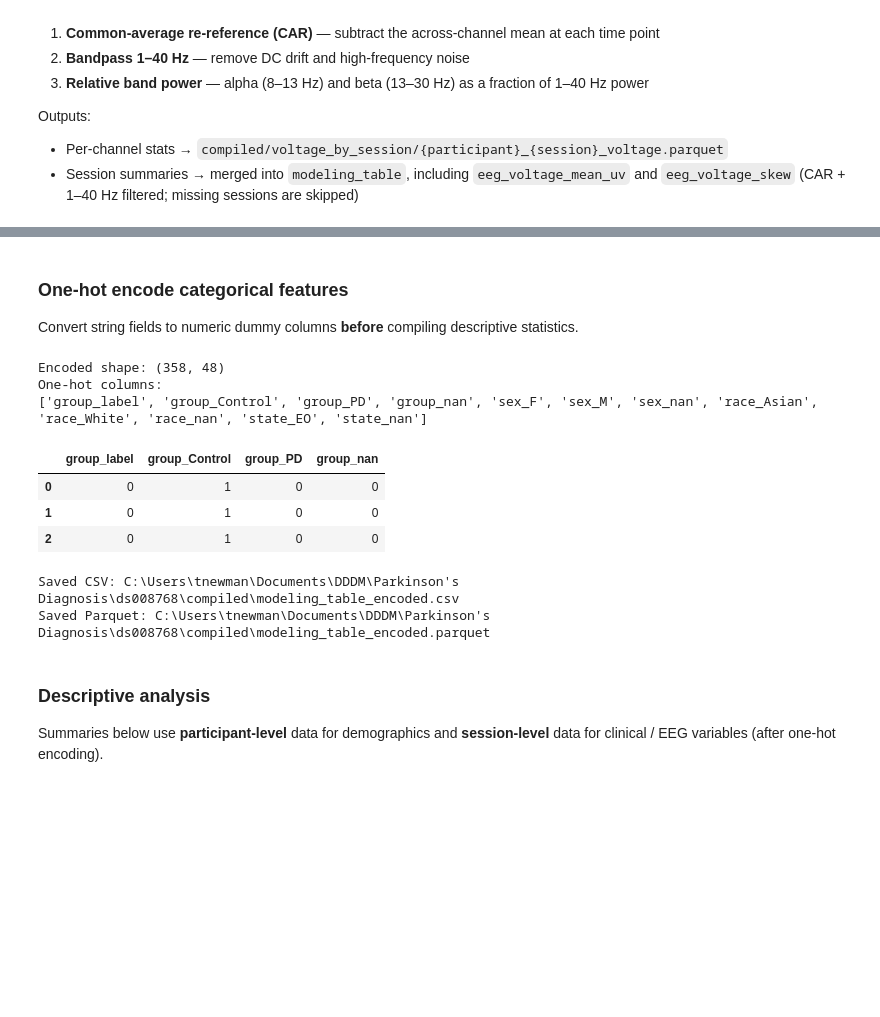
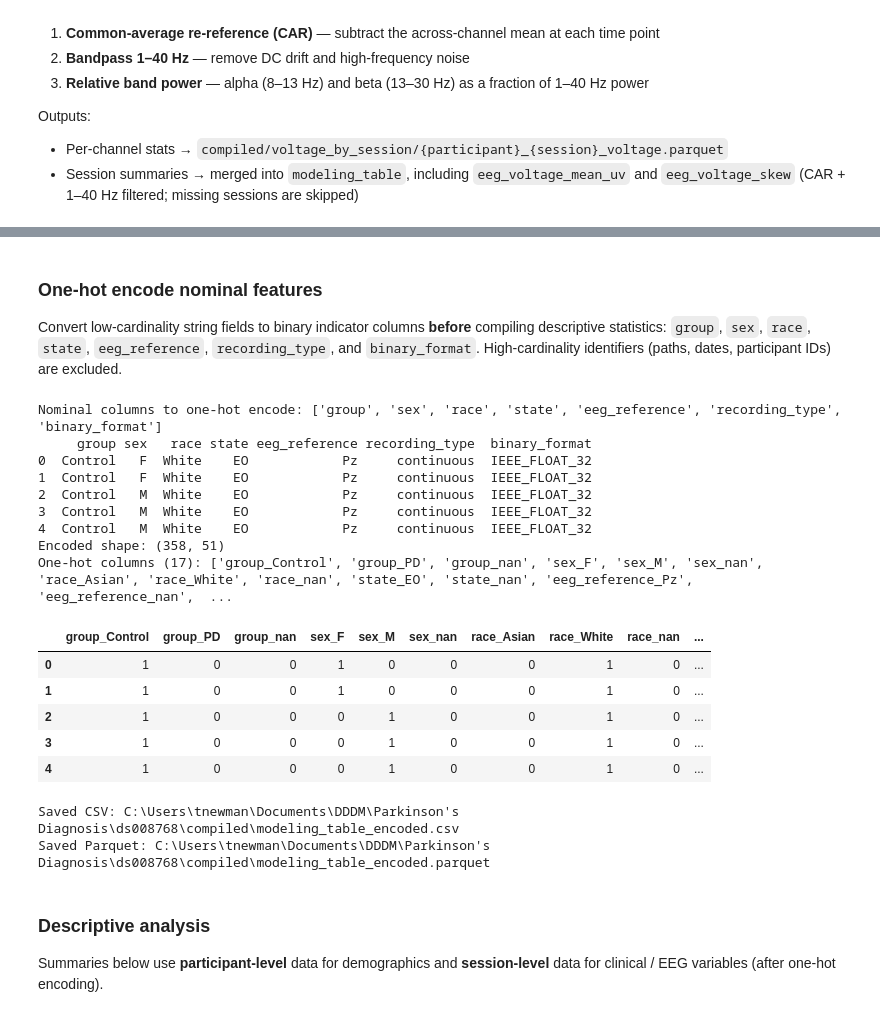
Before and after one commit to tnewman10/DDDM, a Jupyter notebook: Parkinson's Diagnosis/ds008768/PD Model.ipynb, the cells around one changed output, grey strips where cells are left out. Saved outputs shown, nothing was run; the diff lists cells and outputs as text; code cells hidden in the pictures; blank space fills up the shorter version.

```diff
--- a/Parkinson's Diagnosis/ds008768/PD Model.ipynb
+++ b/Parkinson's Diagnosis/ds008768/PD Model.ipynb
@@ -725,14 +725,21 @@ Saved Parquet: C:\Users\tnewman\Documents\DDDM\Parkinson's Diagnosis\ds008768\co
 | 1 | sub-1 | ses-02 | Control | 0 | True | NaN | ... |
 | 2 | sub-10 | ses-01 | Control | 0 | True | NaN | ... |
 # %% [markdown]
-### One-hot encode categorical features
+### One-hot encode nominal features
 
-Convert string fields to numeric dummy columns **before** compiling descriptive statistics.
+Convert low-cardinality string fields to binary indicator columns **before** compiling descriptive statistics: `group`, `sex`, `race`, `state`, `eeg_reference`, `recording_type`, and `binary_format`. High-cardinality identifiers (paths, dates, participant IDs) are excluded.
 # %%
-categorical_to_encode = ["group", "sex", "race", "state"]
+NOMINAL_COLS = [
+    "group",
+    "sex",
+    "race",
+    "state",
+    "eeg_reference",
+    "recording_type",
+    "binary_format",
+]
 
 numeric_keep = [
-    "group_label",
     "age_at_first_session",
     "education",
     "age_at_visit",
@@ -758,50 +765,63 @@ numeric_keep = [
     "eeg_voltage_n_samples",
     "eeg_voltage_n_channels",
     "eeg_filt_effective_sfreq_hz",
 ]
 
 id_cols = ["participant_id", "session_id"]
 path_cols = [
     c for c in modeling_table.columns
     if c.startswith("eeg_") and c.endswith(("_vhdr", "_eeg", "_vmrk"))
 ]
-meta_cols = ["eeg_reference", "recording_type", "eeg_load_ok", "eeg_data_local", "voltage_available", "voltage_error"]
+meta_cols = ["eeg_load_ok", "eeg_data_local", "voltage_available", "voltage_error"]
 
 encode_source = modeling_table.copy()
 encode_source["recording_duration_sec"] = pd.to_numeric(
     encode_source["recording_duration_sec"], errors="coerce"
 )
 
+encode_cols = [c for c in NOMINAL_COLS if c in encode_source.columns]
+print("Nominal columns to one-hot encode:", encode_cols)
+print(encode_source[encode_cols].head())
+
 dummy_cols = pd.get_dummies(
-    encode_source[categorical_to_encode],
-    prefix=categorical_to_encode,
+    encode_source[encode_cols],
+    prefix=encode_cols,
     dummy_na=True,
     dtype=int,
 )
 
 keep_cols = [c for c in id_cols + numeric_keep + path_cols + meta_cols if c in encode_source.columns]
 modeling_table_encoded = pd.concat(
     [encode_source[keep_cols].reset_index(drop=True), dummy_cols.reset_index(drop=True)],
     axis=1,
 )
 
+one_hot_cols = [
+    c
+    for c in modeling_table_encoded.columns
+    if any(c.startswith(f"{col}_") for col in encode_cols)
+]
+
 print(f"Encoded shape: {modeling_table_encoded.shape}")
-print("One-hot columns:")
-print([
-    c for c in modeling_table_encoded.columns
-    if any(c.startswith(f"{cat}_") for cat in categorical_to_encode)
-])
-
-display(modeling_table_encoded.filter(like="group_").head(3))
+print(f"One-hot columns ({len(one_hot_cols)}):", one_hot_cols)
+display(modeling_table_encoded[one_hot_cols].head())
 save_table(modeling_table_encoded, "modeling_table_encoded")
 # %% [output]
-Encoded shape: (358, 48)
-One-hot columns:
-['group_label', 'group_Control', 'group_PD', 'group_nan', 'sex_F', 'sex_M', 'sex_nan', 'race_Asian', 'race_White', 'race_nan', 'state_EO', 'state_nan']
+Nominal columns to one-hot encode: ['group', 'sex', 'race', 'state', 'eeg_reference', 'recording_type', 'binary_format']
+     group sex   race state eeg_reference recording_type  binary_format
+0  Control   F  White    EO            Pz     continuous  IEEE_FLOAT_32
+1  Control   F  White    EO            Pz     continuous  IEEE_FLOAT_32
+2  Control   M  White    EO            Pz     continuous  IEEE_FLOAT_32
+3  Control   M  White    EO            Pz     continuous  IEEE_FLOAT_32
+4  Control   M  White    EO            Pz     continuous  IEEE_FLOAT_32
+Encoded shape: (358, 51)
+One-hot columns (17): ['group_Control', 'group_PD', 'group_nan', 'sex_F', 'sex_M', 'sex_nan', 'race_Asian', 'race_White', 'race_nan', 'state_EO', 'state_nan', 'eeg_reference_Pz', 'eeg_reference_nan',  ...
-|  | group_label | group_Control | group_PD | group_nan |
-| 0 | 0 | 1 | 0 | 0 |
-| 1 | 0 | 1 | 0 | 0 |
-| 2 | 0 | 1 | 0 | 0 |
+|  | group_Control | group_PD | group_nan | sex_F | sex_M | sex_nan | race_Asian | race_White | race_nan | ... |
+| 0 | 1 | 0 | 0 | 1 | 0 | 0 | 0 | 1 | 0 | ... |
+| 1 | 1 | 0 | 0 | 1 | 0 | 0 | 0 | 1 | 0 | ... |
+| 2 | 1 | 0 | 0 | 0 | 1 | 0 | 0 | 1 | 0 | ... |
+| 3 | 1 | 0 | 0 | 0 | 1 | 0 | 0 | 1 | 0 | ... |
+| 4 | 1 | 0 | 0 | 0 | 1 | 0 | 0 | 1 | 0 | ... |
 Saved CSV: C:\Users\tnewman\Documents\DDDM\Parkinson's Diagnosis\ds008768\compiled\modeling_table_encoded.csv
 Saved Parquet: C:\Users\tnewman\Documents\DDDM\Parkinson's Diagnosis\ds008768\compiled\modeling_table_encoded.parquet
 # %% [markdown]
```
Also changed, not shown: parts of 7 cells of this notebook, 4 other files.
